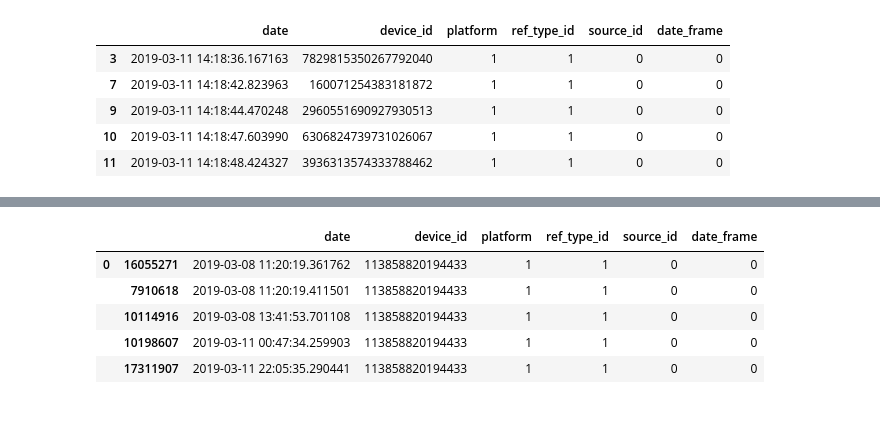
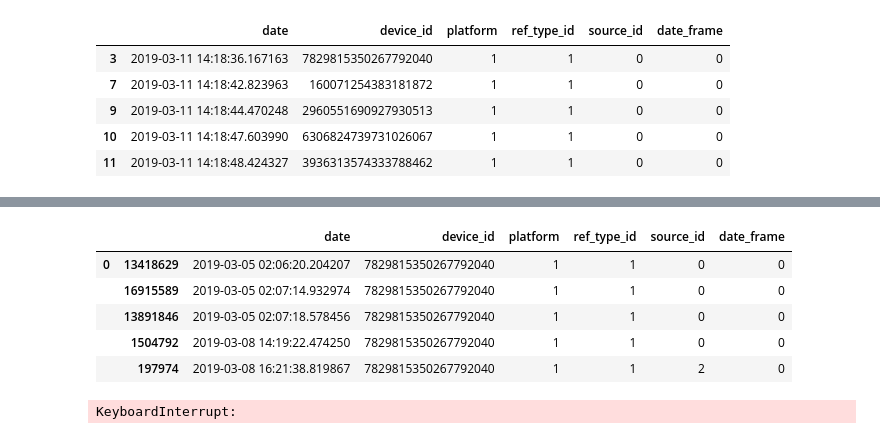
Before and after one commit to gatti2602/7506-datos, a Jupyter notebook: Nico/Arribos de Usuario a Encuestas.ipynb, the cells around one changed output, grey strips where cells are left out. Cells and saved outputs as stored; diff of their text form; code cells hidden in the pictures.

```diff
--- a/Nico/Arribos de Usuario a Encuestas.ipynb
+++ b/Nico/Arribos de Usuario a Encuestas.ipynb
@@ -59,9 +57,9 @@ max_value = 150
 #Entre 1 y 300 quedan 371666 registros
 #Entre 5 y 200 quedan 250549 registros
 
-app_dev_id_filtered = auctions.groupby(grp).filter(lambda data: ((len(data) > min_value) & (len(data) < max_value)))
+app_dev_id_filtered = auctions.groupby(grp, sort=False).filter(lambda data: ((len(data) > min_value) & (len(data) < max_value)))
 
-app_dev_id = app_dev_id_filtered.groupby(grp)['date'].count()
+app_dev_id = app_dev_id_filtered.groupby(grp, sort=False)['date'].count()
 print('Prom. de apariciones de usuarios en 3 dias: ', app_dev_id.mean())
 print('Min. de apariciones de usuarios en 3 dias: ', app_dev_id.min())
 print('Max. de apariciones de usuarios en 3 dias: ', app_dev_id.max())
@@ -93,8 +91,7 @@ app_dev_id_filtered.head()
 | 10 | 2019-03-11 14:18:47.603990 | 6306824739731026067 | 1 | 1 | 0 | 0 |
 | 11 | 2019-03-11 14:18:48.424327 | 3936313574333788462 | 1 | 1 | 0 | 0 |
 # %%
-%time
-grouped_ordered = app_dev_id_filtered.groupby(grp, as_index = False)\
-                                     .apply(lambda x: x.sort_values(by='date'))
+grouped_ordered = app_dev_id_filtered.groupby(grp, as_index = False, sort=False)\
+                                     .apply(lambda x: x.sort_values(by='date', inplace=True))
 grouped_ordered.head()
 # %% [output]
@@ -102,12 +98,14 @@ Wall time: 0 ns
 |  |  | date | device_id | platform | ref_type_id | source_id | date_frame |
-| 0 | 16055271 | 2019-03-08 11:20:19.361762 | 113858820194433 | 1 | 1 | 0 | 0 |
-|  | 7910618 | 2019-03-08 11:20:19.411501 | 113858820194433 | 1 | 1 | 0 | 0 |
-|  | 10114916 | 2019-03-08 13:41:53.701108 | 113858820194433 | 1 | 1 | 0 | 0 |
-|  | 10198607 | 2019-03-11 00:47:34.259903 | 113858820194433 | 1 | 1 | 0 | 0 |
-|  | 17311907 | 2019-03-11 22:05:35.290441 | 113858820194433 | 1 | 1 | 0 | 0 |
+| 0 | 13418629 | 2019-03-05 02:06:20.204207 | 7829815350267792040 | 1 | 1 | 0 | 0 |
+|  | 16915589 | 2019-03-05 02:07:14.932974 | 7829815350267792040 | 1 | 1 | 0 | 0 |
+|  | 13891846 | 2019-03-05 02:07:18.578456 | 7829815350267792040 | 1 | 1 | 0 | 0 |
+|  | 1504792 | 2019-03-08 14:19:22.474250 | 7829815350267792040 | 1 | 1 | 0 | 0 |
+|  | 197974 | 2019-03-08 16:21:38.819867 | 7829815350267792040 | 1 | 1 | 2 | 0 |
 # %%
-grouped_ordered['next_date'] = grouped_ordered.groupby(grp, as_index = False)['date'].transform(lambda x: x.shift(-1))
+grouped_ordered['next_date'] = grouped_ordered.groupby(grp, as_index = False, sort=False)['date'].transform(lambda x: x.shift(-1))
 grouped_ordered = grouped_ordered.loc[(~grouped_ordered['next_date'].isnull())]
 grouped_ordered['secs_to_next'] = (grouped_ordered['next_date'] - grouped_ordered['date']).transform(lambda x: round(x.total_seconds(), 2))
+# %% [output]
+KeyboardInterrupt:
 # %%
 grouped_ordered.head()
```
Also changed, not shown: parts of 10 cells of this notebook.
